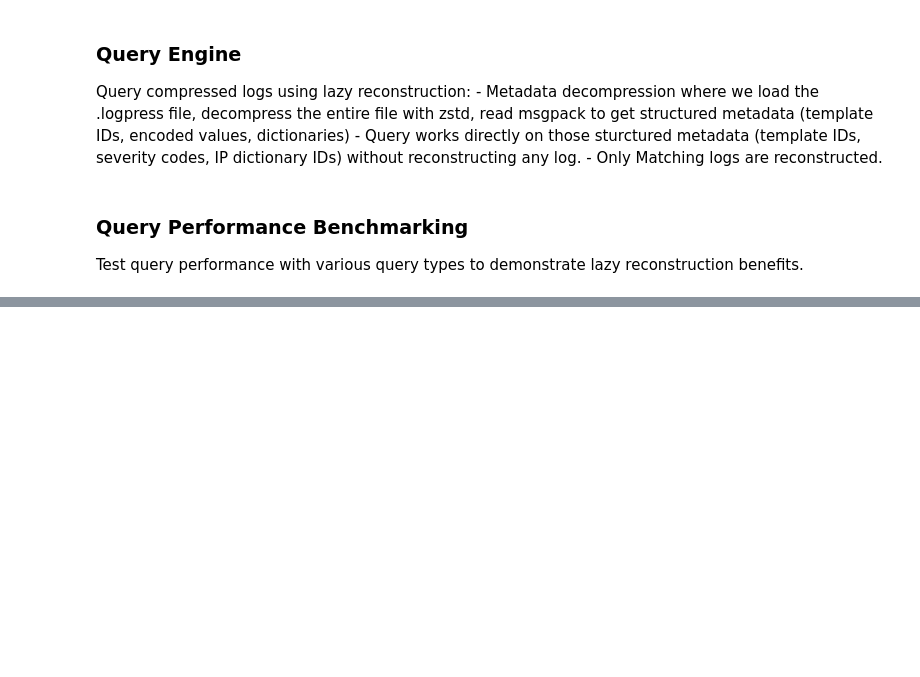
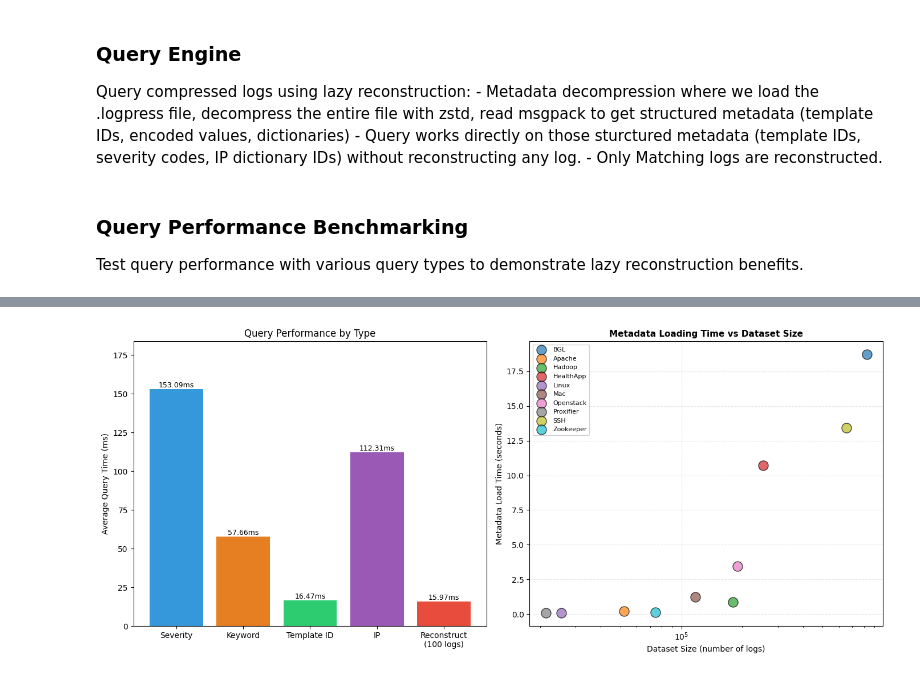
Before and after one commit to adam-bouafia/LogPress, a Jupyter notebook: LogPress.ipynb, the cells around one changed output, grey strips where cells are left out. Cells and saved outputs as stored; diff of their text form; code cells hidden in the pictures; blank space fills up the shorter version.

```diff
--- a/LogPress.ipynb
+++ b/LogPress.ipynb
@@ -2466,9 +2531,15 @@ def query_logs(data, severity=None, ip=None, template_keyword=None, template_id=
                           if tid in matching_tids}
         candidates &= severity_matches
 
-    # Filter by IP - SEMANTIC: Convert IP string to integer for comparison
-    if ip:
-        ip_int = ip_to_int(ip)
+    # Filter by IP - SEMANTIC: Handle both string and integer IP inputs
+    if ip is not None:
+        # If IP is already an integer (from get_unique_ips_from_data), use it directly
+        if isinstance(ip, int):
+            ip_int = ip
+        else:
+            # If IP is a string, convert it to integer
+            ip_int = ip_to_int(ip)
+
         if ip_int is None:
             candidates = set()
         else:
@@ -2693,37 +2814,42 @@ print(f"• Lazy reconstruction enables selective decompression without processi
 # Visualize query performance
 
 fig, (ax1, ax2) = plt.subplots(1, 2, figsize=(14, 6))
 
 # Chart 1: Average query times by type
 query_type_labels = ["Severity", "Keyword", "Template ID", "IP", "Reconstruct\n(100 logs)"]
 colors = ['#3498DB', '#E67E22', '#2ECC71', '#9B59B6', '#E74C3C']
 
 bars = ax1.bar(query_type_labels, avg_times_ms, color=colors)
 ax1.set_ylabel("Average Query Time (ms)")
 ax1.set_title("Query Performance by Type")
 ax1.set_ylim(0, max(avg_times_ms) * 1.2)
 
 # Add value labels on bars
 for bar, time_ms in zip(bars, avg_times_ms):
     height = bar.get_height()
     ax1.text(bar.get_x() + bar.get_width()/2, height,
              f'{time_ms:.2f}ms', ha='center', va='bottom', fontsize=9)
 
 # Chart 2: Load time vs dataset size
 dataset_sizes = [all_data[name]['num_logs'] for name in all_data.keys()]
 load_time_list = [query_results['load_times'][name] for name in all_data.keys()]
 dataset_labels = list(all_data.keys())
 
-ax2.scatter(dataset_sizes, load_time_list, s=100, alpha=0.6, c='#3498DB')
+# Plot each dataset with different colors and add to legend
+scatter_colors = plt.cm.tab10(np.linspace(0, 1, len(dataset_labels)))
 for i, name in enumerate(dataset_labels):
-    ax2.annotate(name, (dataset_sizes[i], load_time_list[i]),
-                 fontsize=8, ha='right', va='bottom')
+    ax2.scatter(dataset_sizes[i], load_time_list[i], s=150, alpha=0.7,
+               c=[scatter_colors[i]], edgecolors='black', linewidth=1, label=name)
 
-ax2.set_xlabel("Dataset Size (number of logs)")
-ax2.set_ylabel("Metadata Load Time (seconds)")
-ax2.set_title("Metadata Loading Time vs Dataset Size")
-ax2.grid(True, alpha=0.3)
+ax2.set_xlabel("Dataset Size (number of logs)", fontsize=10)
+ax2.set_ylabel("Metadata Load Time (seconds)", fontsize=10)
+ax2.set_title("Metadata Loading Time vs Dataset Size", fontsize=11, fontweight='bold')
+ax2.grid(True, alpha=0.3, linestyle='--')
+ax2.set_xscale('log')  # Log scale for better visibility of size differences
+ax2.legend(loc='upper left', fontsize=8, framealpha=0.9)
 
 plt.tight_layout()
 plt.savefig('plots/query_performance.png', dpi=300, bbox_inches='tight')
 plt.show()
+# %% [output]
+[figure, added]
```
Also changed, not shown: parts of 15 cells of this notebook, 10 other files.
